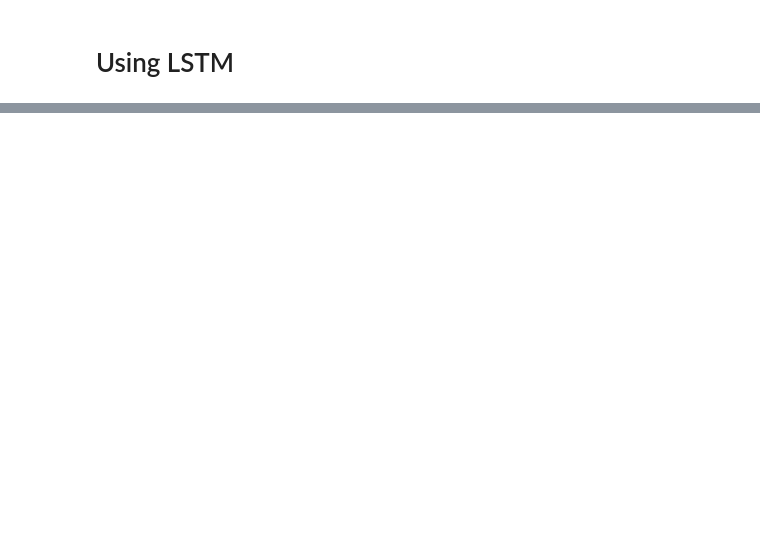
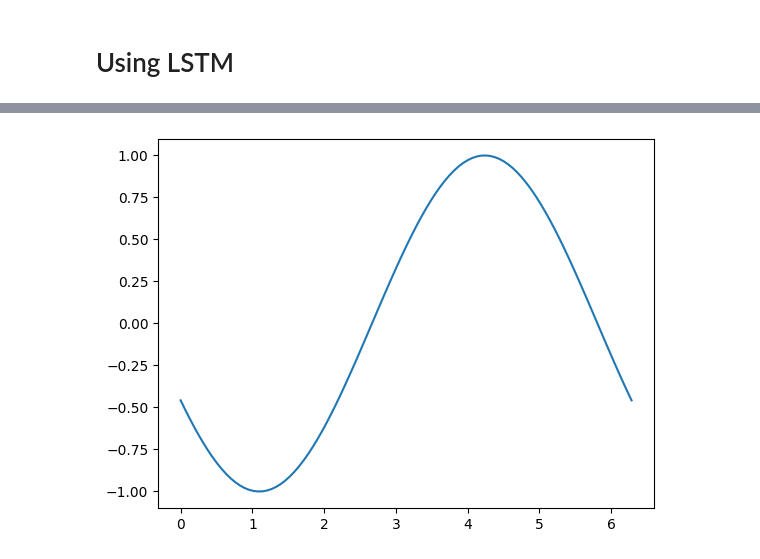
Before and after one commit to ShahabZada/nn-function-approximator, a Jupyter notebook: notebooks/practice.ipynb, the cells around one changed output, grey strips where cells are left out. Saved outputs shown, nothing was run; the diff lists cells and outputs as text; code cells hidden in the pictures; blank space fills up the shorter version.

```diff
--- a/notebooks/practice.ipynb
+++ b/notebooks/practice.ipynb
@@ -149,0 +134,31 @@ plt.show()
+# %%
+import numpy as np
+import matplotlib.pyplot as plt
+from matplotlib.animation import FuncAnimation
+from matplotlib.animation import PillowWriter
+
+# Create a figure and axis
+fig, ax = plt.subplots()
+
+# Initialize the data
+x = np.linspace(0, 2 * np.pi, 100)
+y = np.sin(x)
+
+# Initialize the plot elements (line in this case)
+line, = ax.plot(x, y)
+
+# Function to update the plot for each animation frame
+def update(frame):
+    line.set_ydata(np.sin(x + frame * 0.1))
+    return line,
+
+# Create the animation
+ani = FuncAnimation(fig, update, frames=range(100), blit=True)
+
+# Create a writer to save the animation as a video file
+writer = PillowWriter(fps=20)
+ani.save("sin_wave_animation.gif", writer=writer)
+
+plt.show()
+# %% [output]
+[figure, added]
```
Also changed, not shown: parts of 5 cells of this notebook, 6 other files.
